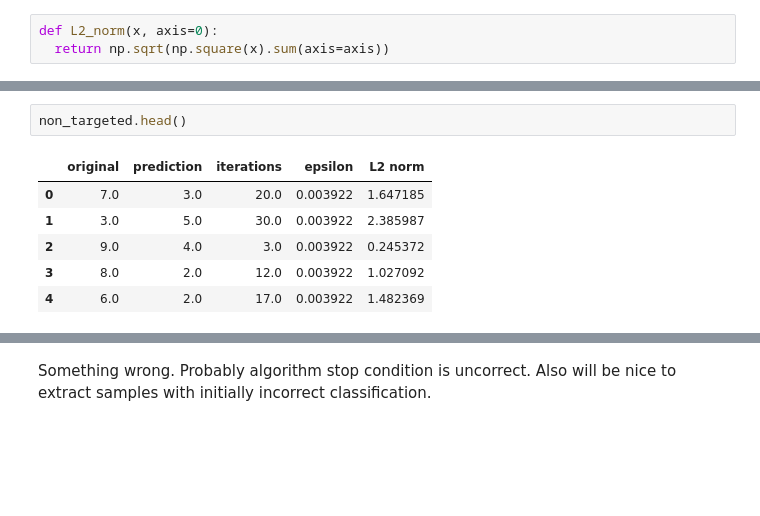
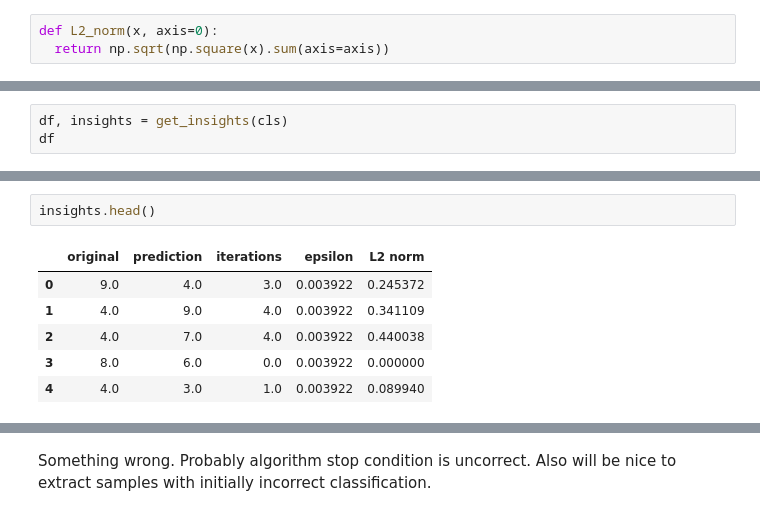
Before and after one commit to BohdanBuhrii/Defending-DNN-against-attacks, a Jupyter notebook: Program/Non-targeted attack compare.ipynb, the cells around one changed output, grey strips where cells are left out. Cells and saved outputs as stored; diff of their text form; blank space fills up the shorter version.

```diff
--- a/Program/Non-targeted attack compare.ipynb
+++ b/Program/Non-targeted attack compare.ipynb
@@ -136,0 +119,3 @@ total iter: 5694
+# %%
+df, insights = get_insights(cls)
+df
@@ -137,9 +135,9 @@ total iter: 5694
 # %%
-non_targeted.head()
+insights.head()
 # %% [output]
 |  | original | prediction | iterations | epsilon | L2 norm |
-| 0 | 7.0 | 3.0 | 20.0 | 0.003922 | 1.647185 |
-| 1 | 3.0 | 5.0 | 30.0 | 0.003922 | 2.385987 |
-| 2 | 9.0 | 4.0 | 3.0 | 0.003922 | 0.245372 |
-| 3 | 8.0 | 2.0 | 12.0 | 0.003922 | 1.027092 |
-| 4 | 6.0 | 2.0 | 17.0 | 0.003922 | 1.482369 |
+| 0 | 9.0 | 4.0 | 3.0 | 0.003922 | 0.245372 |
+| 1 | 4.0 | 9.0 | 4.0 | 0.003922 | 0.341109 |
+| 2 | 4.0 | 7.0 | 4.0 | 0.003922 | 0.440038 |
+| 3 | 8.0 | 6.0 | 0.0 | 0.003922 | 0.000000 |
+| 4 | 4.0 | 3.0 | 1.0 | 0.003922 | 0.089940 |
```
Also changed, not shown: parts of 24 cells of this notebook, 1 other file.
